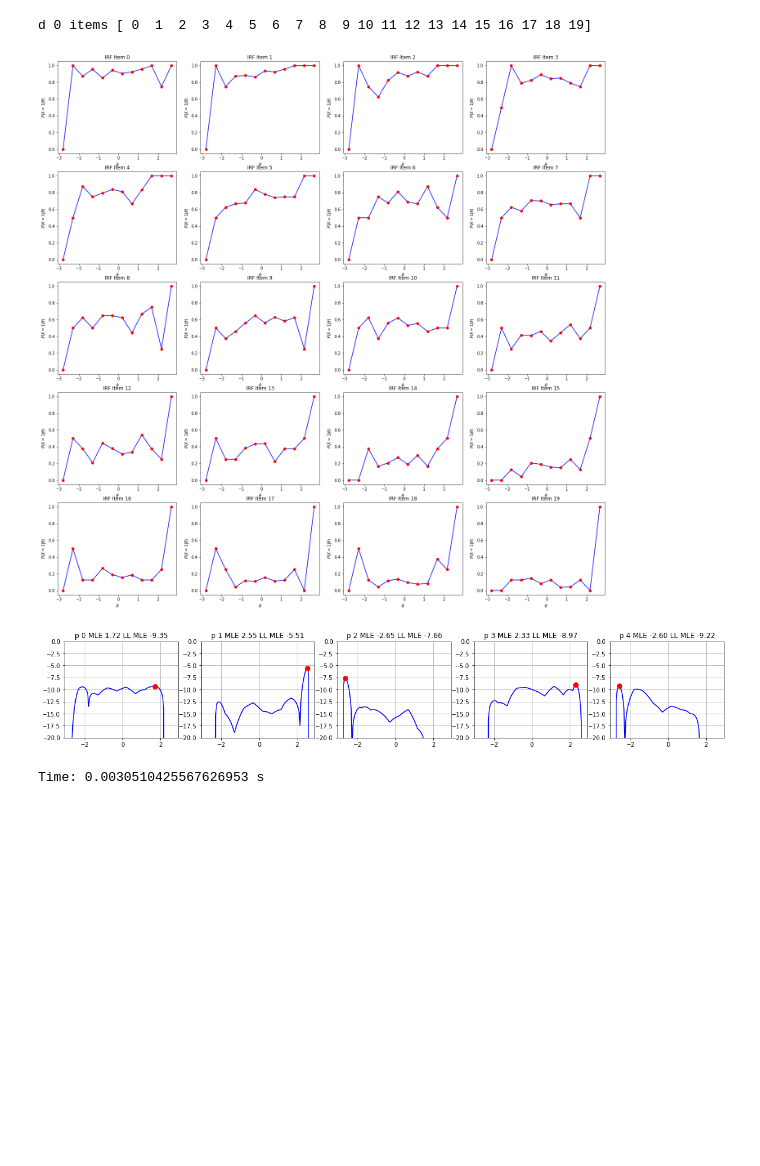
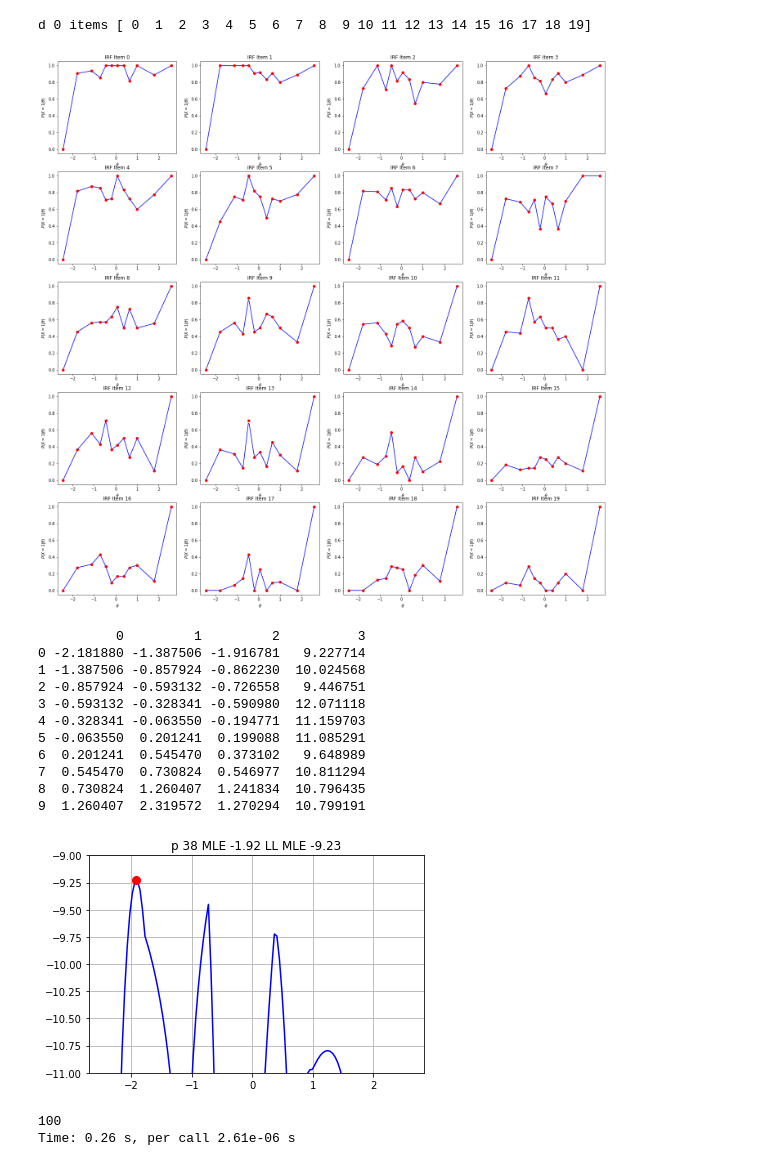
Before and after one commit to ETS-Next-Gen/irt-mcmc, a Jupyter notebook: notebooks/debugging_log_likelihood.ipynb, the cells around one changed output. Cells and saved outputs as stored; diff of their text form; code cells hidden in the pictures; blank space fills up the shorter version.

Commit message:
Fixed MLE to bounded optimization within each interval. Guarantees convergence to global optimum. Unit test verifies it.

```diff
--- a/notebooks/debugging_log_likelihood.ipynb
+++ b/notebooks/debugging_log_likelihood.ipynb
@@ -23,7 +23,7 @@ The autoreload extension is already loaded. To reload it, use:
 np.random.seed(0)
 
 # Number of persons.
-P = 1000
+P = 100
 # Number of items.
 I = 20
 # Number of latent ability dimensions (sub-scales).
@@ -33,10 +33,10 @@ x, theta, b, c = nirt.simulate.simulate_data.generate_simulated_data(P, I, C, as
 # %%
 # Build an IRF from some reasonable theta values.
 num_bins = 10
-sample_size = 20
+sample_size = 200
 theta = nirt.likelihood.initial_guess(x, c)
-sample = np.random.choice(np.arange(P, dtype=int), size=sample_size * num_bins, replace=False)
-grid = [nirt.grid.Grid(theta[sample, d], num_bins, method="uniform") for d in range(C)]
+sample = np.random.choice(np.arange(P, dtype=int), size=min(P, sample_size), replace=False)
+grid = [nirt.grid.Grid(theta[sample, d], num_bins) for d in range(C)]
 irf = [nirt.irf.ItemResponseFunction(grid[c[i]], x[:, i]) for i in range(I)]
 # %%
 items = np.where(c == d)[0]
@@ -46,8 +46,8 @@ d 0 items [ 0  1  2  3  4  5  6  7  8  9 10 11 12 13 14 15 16 17 18 19]
 # %%
 fig, axs = plt.subplots(len(items) // 4, 4, figsize=(24, 24))
 for k, item in enumerate(items):
-    ax = axs[k // 4, k % 4],
-   irf[k].plot(ax, title="IRF Item {}".format(k))
+    ax = axs[k // 4, k % 4]
+    irf[k].plot(ax, title="IRF Item {}".format(k))
 
 # ax = plt.gca()
 # k = I - 1
@@ -57,28 +57,39 @@ for k, item in enumerate(items):
 # print(irf[k].count)
 # print(irf[k].probability)
 # %% [output]
-[figure, old version]
+[figure, new version]
 # %%
 likelihood = nirt.likelihood.Likelihood(x, c, grid, irf)
 d = 0
 
-p_values = range(5)
-fig, axs = plt.subplots(1, len(p_values), figsize=(20, 3))
+p_values = [38] #range(5)
+fig, axs = plt.subplots(1, len(p_values)) #, figsize=(20, 3))
 for p in p_values:
     i = np.where(c == d)[0][0]
     t = np.linspace(irf[i].x[0], irf[i].x[-1], 10 * len(irf[i].x) + 1)
     active = np.tile([p, d], (len(t), 1))
     likelihood_values = likelihood.log_likelihood_term(t, active=(active[:, 0], active[:, 1]))
 
     # Verify that we can find the LL maximum with a root finder.
     t_mle = likelihood.parameter_mle(p, d, max_iter=10)
     likelihood_mle = likelihood.log_likelihood_term(t_mle, (np.array([p]), np.array([d])))[0]
 
     ax = axs if len(p_values) == 1 else axs[p]
     ax.plot(t, likelihood_values, 'b-')
     ax.grid(True)
-    ax.set_ylim([-20, 0])
+    ax.set_ylim([-11, -9])
     ax.plot(np.array([t_mle]), np.array([likelihood_mle]), 'ro', markersize=8)
     ax.set_title("p {} MLE {:.2f} LL MLE {:.2f}".format(p, t_mle, likelihood_mle))
 # %% [output]
+          0         1         2          3
+0 -2.181880 -1.387506 -1.916781   9.227714
+1 -1.387506 -0.857924 -0.862230  10.024568
+2 -0.857924 -0.593132 -0.726558   9.446751
+3 -0.593132 -0.328341 -0.590980  12.071118
+4 -0.328341 -0.063550 -0.194771  11.159703
+5 -0.063550  0.201241  0.199088  11.085291
+6  0.201241  0.545470  0.373102   9.648989
+7  0.545470  0.730824  0.546977  10.811294
+8  0.730824  1.260407  1.241834  10.796435
+9  1.260407  2.319572  1.270294  10.799191
-[figure, old version]
+[figure, new version]
@@ -97,15 +96,23 @@ for p in p_values:
 # %%
-# MLE - optimize in segment. Fast.
+# Benchmark MLE - optimizing in segment. Fast.
 d = 0
 start = time.time()
-for p in range(P):
+print(P)
+#for p in range(P):
+num_runs = 100000
+for q in range(num_runs):
+    p = q % P
     active = (np.array([p]), np.array([d]))
     def f(theta_pc): return -likelihood.log_likelihood_term(np.array([theta_pc]), active=active)[0]
     e = grid[c[d]].endpoint
-    max_iter = 2
-    interval_min_result = (scipy.optimize.minimize_scalar(f, bracket=(e[j], e[j+1]), options={"maxiter": max_iter})
-                           for j in range(len(e)-1))
+    max_iter = 10
+    interval_min_result = \
+        (scipy.optimize.minimize_scalar(f, method="bounded", bounds=(e[j], e[j + 1]), bracket=(e[j], e[j + 1]),
+                                        options={"maxiter": max_iter})
+         for j in range(len(e) - 1))
     #print(min((result.fun, result.x) for result in interval_min_result))
-print("Time: {} s".format(time.time() - start))
+t = time.time() - start
+print("Time: {:.2f} s, per call {:.2e} s".format(t, t / num_runs))
 # %% [output]
-Time: 0.0030510425567626953 s
+100
+Time: 0.26 s, per call 2.61e-06 s
```
Also changed, not shown: parts of 1 cell of this notebook, 4 other files.
